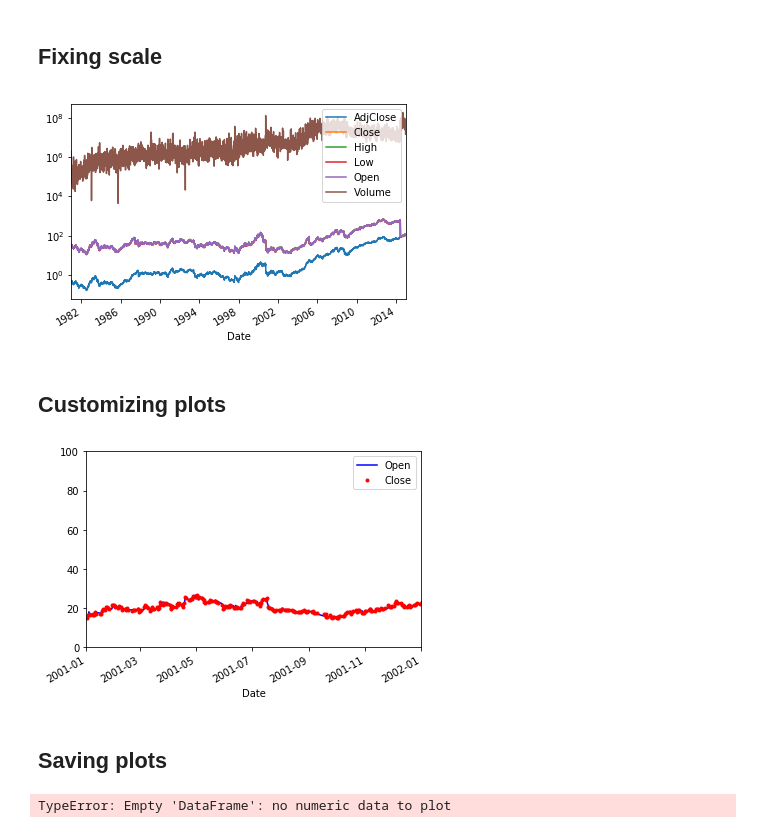
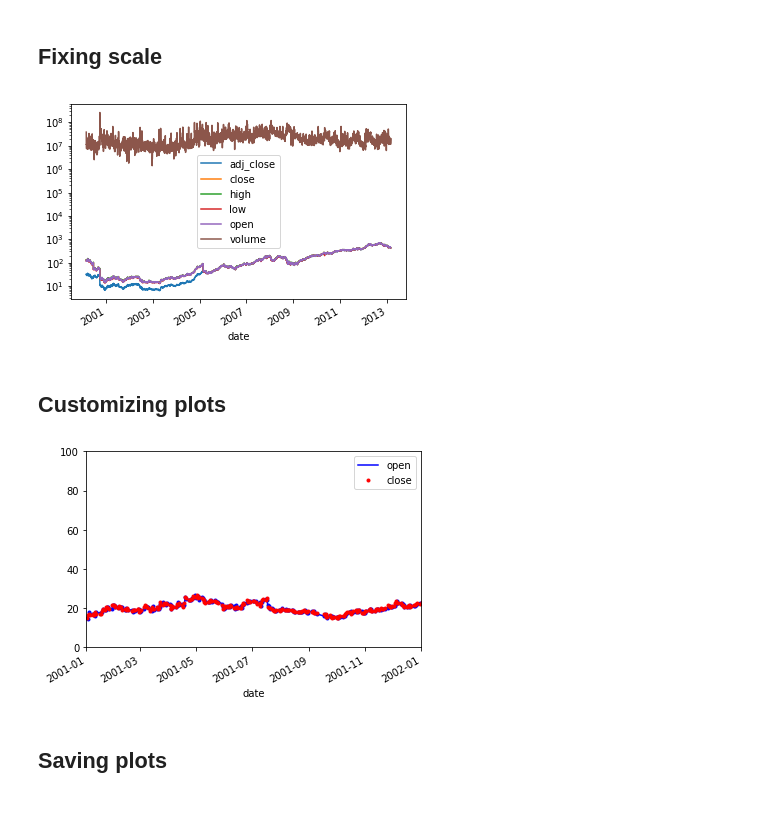
Before and after one commit to franksalas/datacamp, a Jupyter notebook: pandas_foundation/01Data_ingestion_and_inspection.ipynb, the cells around one changed output. Cells and saved outputs as stored; diff of their text form; code cells hidden in the pictures.

```diff
--- a/pandas_foundation/01Data_ingestion_and_inspection.ipynb
+++ b/pandas_foundation/01Data_ingestion_and_inspection.ipynb
@@ -569,0 +828,9 @@ AAPL.head(6)
+# %%
+# aapl = pd.read_csv('aapl.csv')
+# aapl = aapl.set_index(['date'])
+# aapl = aapl.drop(['Unnamed: 0'], axis=1)
+# aapl.info()
+
+aapl = pd.read_csv('aapl.csv', index_col='date',parse_dates=True)  # parse_dates makes better for graph
+aapl = aapl.drop(['Unnamed: 0'], axis=1)
+aapl.head()
@@ -619,26 +894,20 @@ plt.show()
 # %% [markdown]
 ## Fixing scale
 # %%
-AAPL.plot()
+aapl.plot()
 plt.yscale('log')  # logarithmic scale on vertical axis
 plt.show()
 # %% [output]
-[figure, old version]
+[figure, new version]
 # %% [markdown]
 ## Customizing plots
 # %%
-AAPL['Open'].plot(color='b', style='-', legend=True)
-AAPL['Close'].plot(color='r', style='.', legend=True)
+aapl['open'].plot(color='b', style='.-', legend=True)
+aapl['close'].plot(color='r', style='.', legend=True)
 
 plt.axis(('2001','2002',0, 100))
 plt.show()
 # %% [output]
-[figure, old version]
+[figure, new version]
 # %% [markdown]
 ## Saving plots
-# %%
-
-## gives error
-AAPL.loc['2001':'2004',['Open','Close','High', 'Low']].plot()
-# %% [output]
-TypeError: Empty 'DataFrame': no numeric data to plot
```
Also changed, not shown: parts of 64 cells of this notebook, 10 other files.
